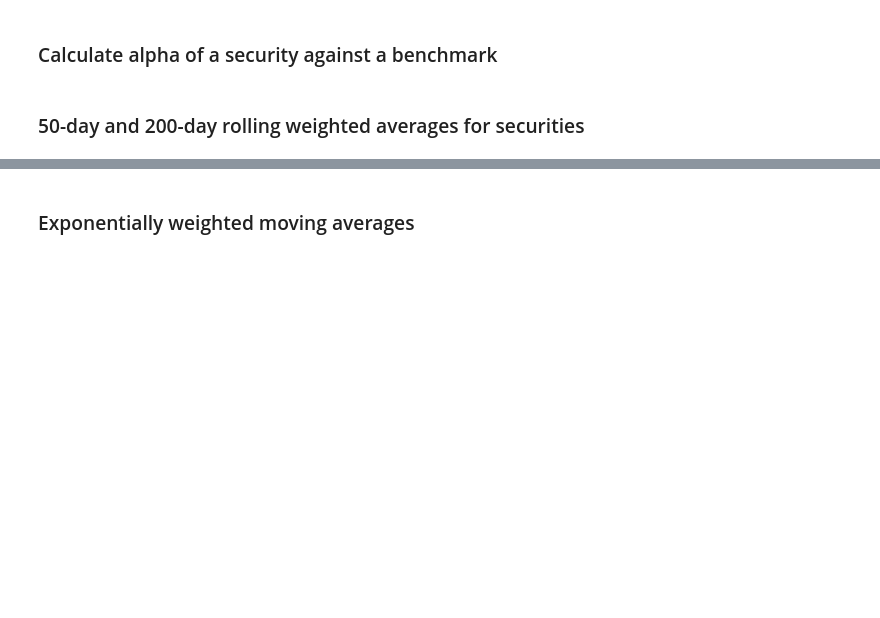
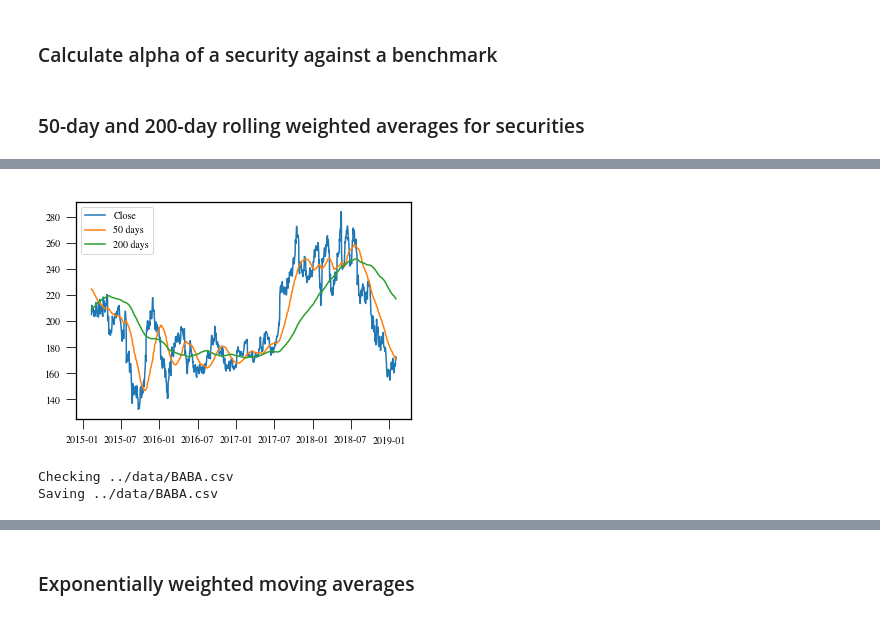
Before and after one commit to ahwkuepper/portfolios, a Jupyter notebook: notebooks/dev_book.ipynb, the cells around one changed output, grey strips where cells are left out. Saved outputs shown, nothing was run; the diff lists cells and outputs as text; code cells hidden in the pictures; blank space fills up the shorter version.

```diff
--- a/notebooks/dev_book.ipynb
+++ b/notebooks/dev_book.ipynb
@@ -213,2 +226,9 @@ BIDU = et.Security('BIDU')
 # %%
-plot_trend(security=BIDU, windows=[50, 200])
+plot_trend(security=BIDU, windows=[50, 200], ndays=1000)
+# %% [output]
+[figure, added]
+# %%
+BABA = et.Security('BABA')
+# %% [output]
+Checking ../data/BABA.csv
+Saving ../data/BABA.csv
```
Also changed, not shown: parts of 25 cells of this notebook, 5 other files.
